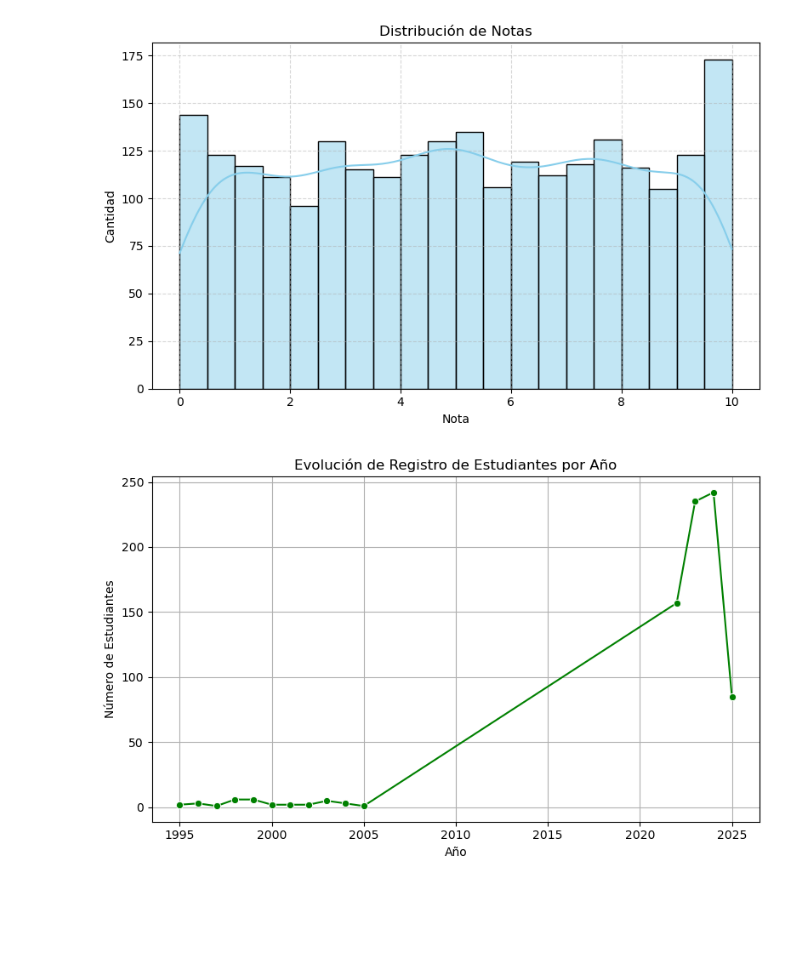
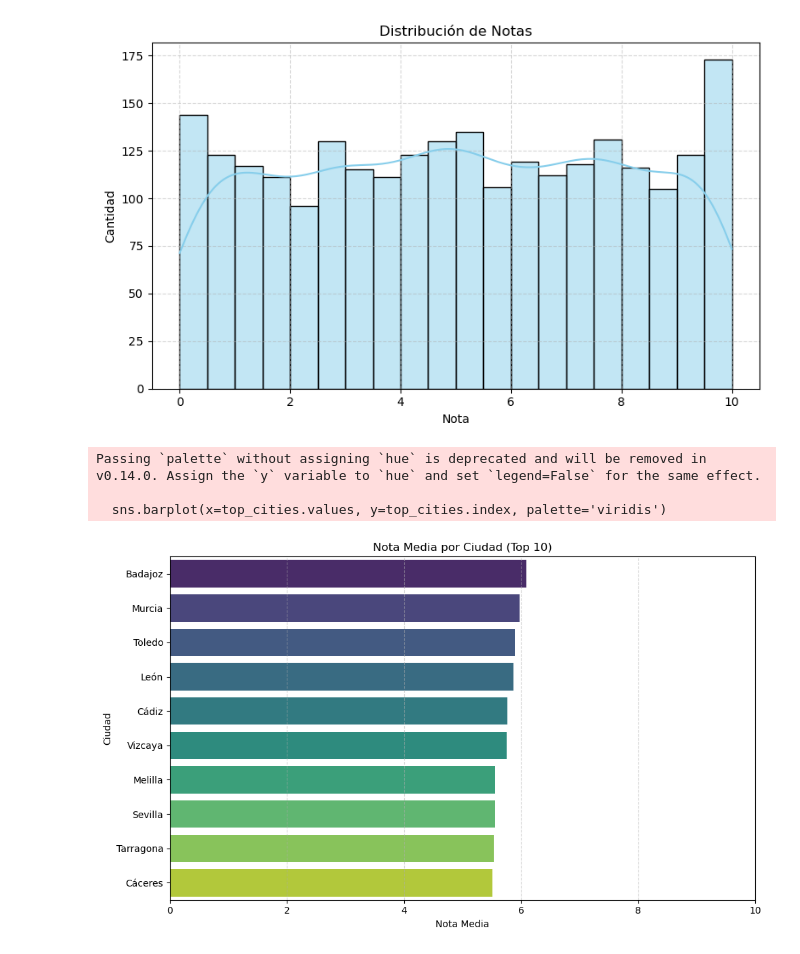
Before and after one commit to ManelDiaz/Reto_Analisis, a Jupyter notebook: 4_VISUALIZADOR/vistas.ipynb, the cells around one changed output. Cells and saved outputs as stored; diff of their text form; code cells hidden in the pictures; blank space fills up the shorter version.

Commit message:
mejora de codigo

```diff
--- a/4_VISUALIZADOR/vistas.ipynb
+++ b/4_VISUALIZADOR/vistas.ipynb
@@ -123,19 +181,30 @@ plt.tight_layout()
 plt.show()
 # %% [output]
 [figure]
-# %%
-df_est['fecha_registro'] = pd.to_datetime(df_est['fecha_registro'], errors='coerce')
-df_est['año_registro'] = df_est['fecha_registro'].dt.year
-
-registro_anual = df_est['año_registro'].value_counts().sort_index()
-
-plt.figure(figsize=(8,5))
-sns.lineplot(x=registro_anual.index, y=registro_anual.values, marker='o', color='green')
-plt.title('Evolución de Registro de Estudiantes por Año')
-plt.xlabel('Año')
-plt.ylabel('Número de Estudiantes')
-plt.grid(True)
-plt.tight_layout()
-plt.show()
-# %% [output]
-[figure, removed]
+# %%
+df_merged = df_not.merge(df_est[['id_estudiante', 'ciudad']], on='id_estudiante')
+
+# Eliminar filas con ciudad o nota nula
+df_merged = df_merged.dropna(subset=['nota', 'ciudad'])
+
+# Calcular nota media por ciudad
+nota_media_ciudad = df_merged.groupby('ciudad')['nota'].mean().sort_values(ascending=False)
+
+# Mostrar solo las 10 ciudades con mejor promedio (puedes ajustar)
+top_cities = nota_media_ciudad.head(10)
+
+# Gráfico
+plt.figure(figsize=(10, 6))
+sns.barplot(x=top_cities.values, y=top_cities.index, palette='viridis')
+plt.title('Nota Media por Ciudad (Top 10)')
+plt.xlabel('Nota Media')
+plt.ylabel('Ciudad')
+plt.xlim(0, 10)
+plt.grid(axis='x', linestyle='--', alpha=0.5)
+plt.tight_layout()
+plt.show()
+# %% [output]
+Passing `palette` without assigning `hue` is deprecated and will be removed in v0.14.0. Assign the `y` variable to `hue` and set `legend=False` for the same effect.
+
+  sns.barplot(x=top_cities.values, y=top_cities.index, palette='viridis')
+[figure, added]
```
Also changed, not shown: parts of 6 cells of this notebook, 2 other files.
